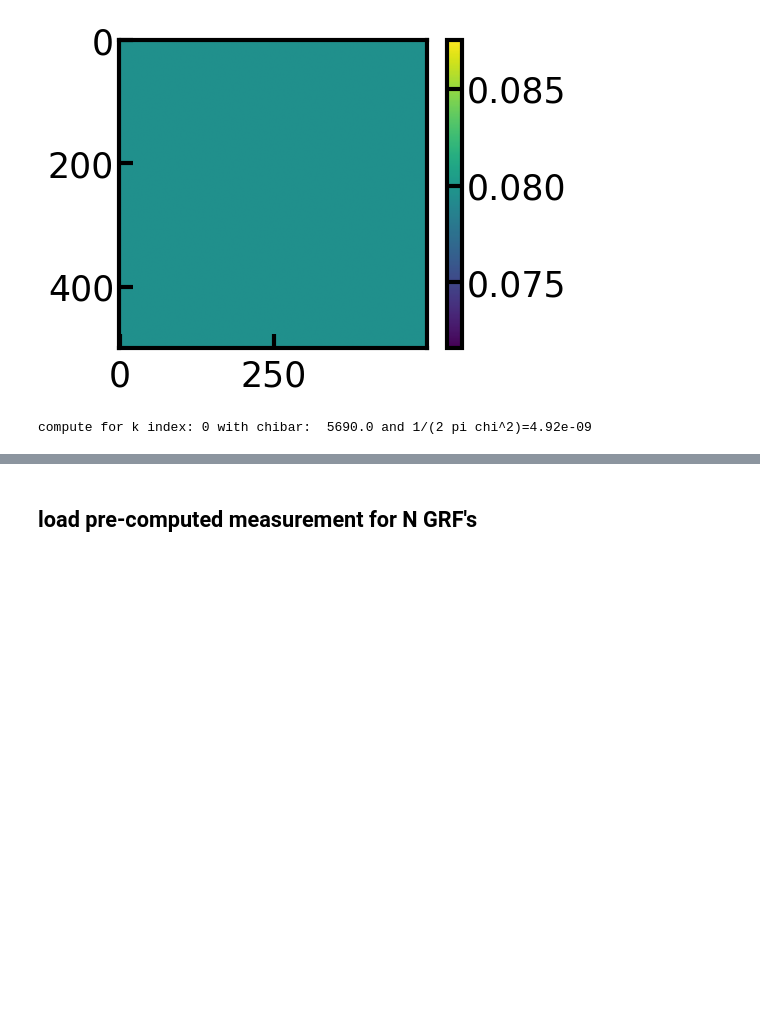
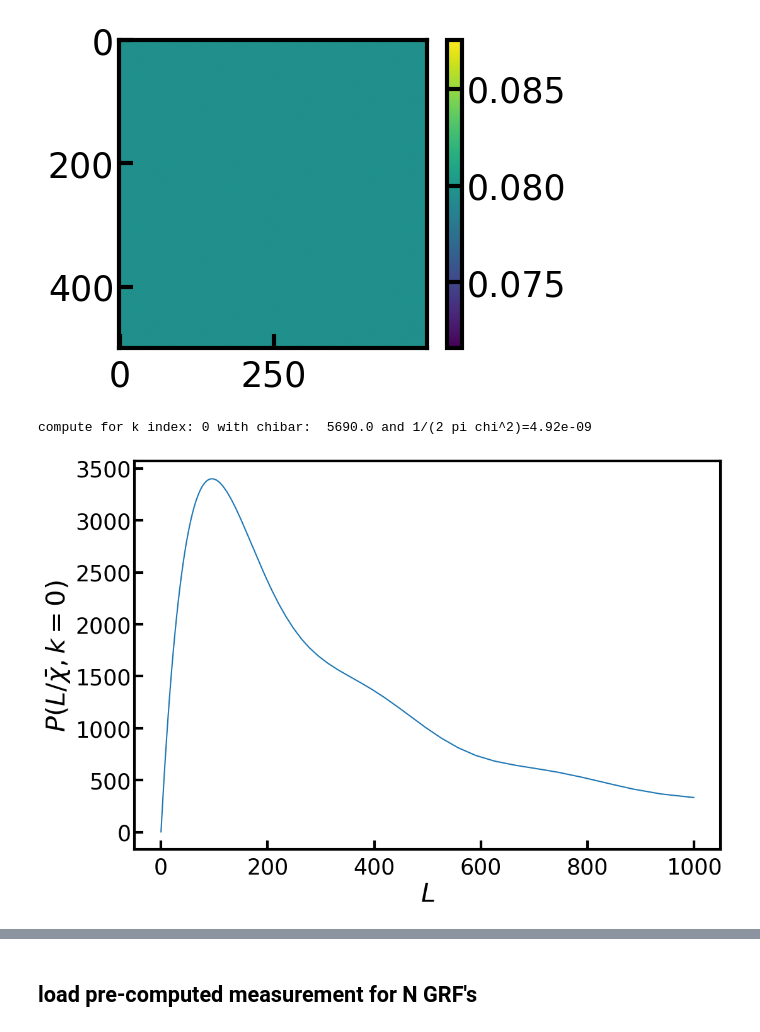
Before and after one commit to roger2b/directsht-lya, a Jupyter notebook: notebooks/lya_GRFs_directSHT.ipynb, the cells around one changed output, grey strips where cells are left out. Cells and saved outputs as stored; diff of their text form; code cells hidden in the pictures; blank space fills up the shorter version.

```diff
--- a/notebooks/lya_GRFs_directSHT.ipynb
+++ b/notebooks/lya_GRFs_directSHT.ipynb
@@ -382,12 +389,15 @@ plt.figure(figsize=(5,4));plt.imshow(coupling_matrix/MD.Mll/(4*np.pi));plt.color
 # %%
 # is the L range sufficient?
 L_range = np.arange(0, L_max, 1)
 
 # is chi bar approx correct?
 chi_bar = (chi_grid.max()+chi_grid.min())/2
 print('compute for k index:', k_idx, 'with chibar: ', chi_bar, f'and 1/(2 pi chi^2)={(1/(2.*np.pi*chi_bar**2)):.2e}')
 
 # Limber approx for power spec
-pk_L = Power_spectrum(kh_perp=L_range/chi_bar, kh_par=k_arr[k_idx])/(2.*np.pi*chi_bar**2)
+pk_L = Power_spectrum(kh_perp=L_range/chi_bar, kh_par=k_arr[k_idx])
+
+if do_plots: plt.plot(pk_L);plt.xlabel(r'$L$');plt.ylabel(r'$P(L/\bar{\chi}, k=0)$');plt.show()
 # %% [output]
 compute for k index: 0 with chibar:  5690.0 and 1/(2 pi chi^2)=4.92e-09
+[figure, added]
```
Also changed, not shown: parts of 13 cells of this notebook, 8 other files.
